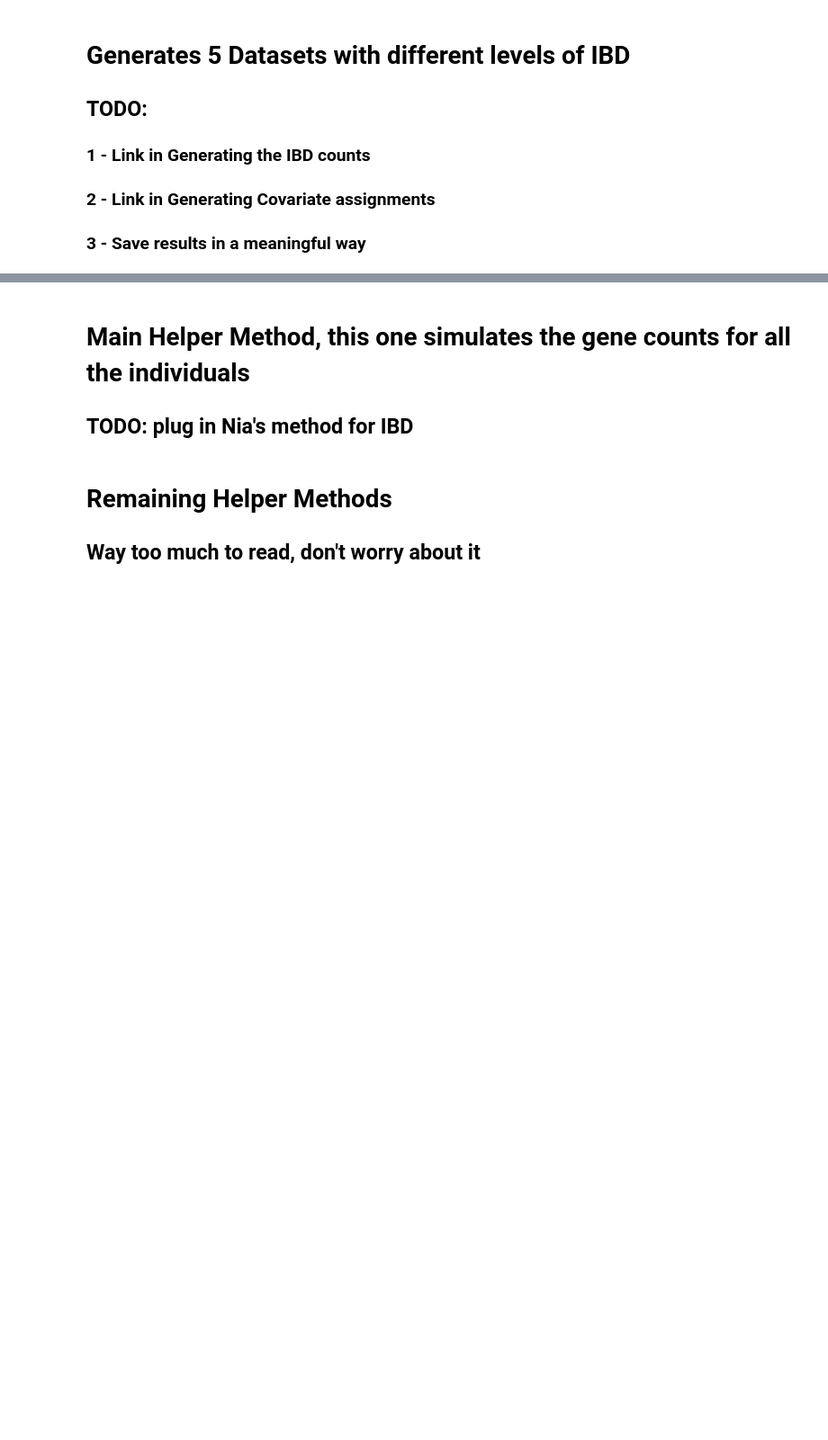
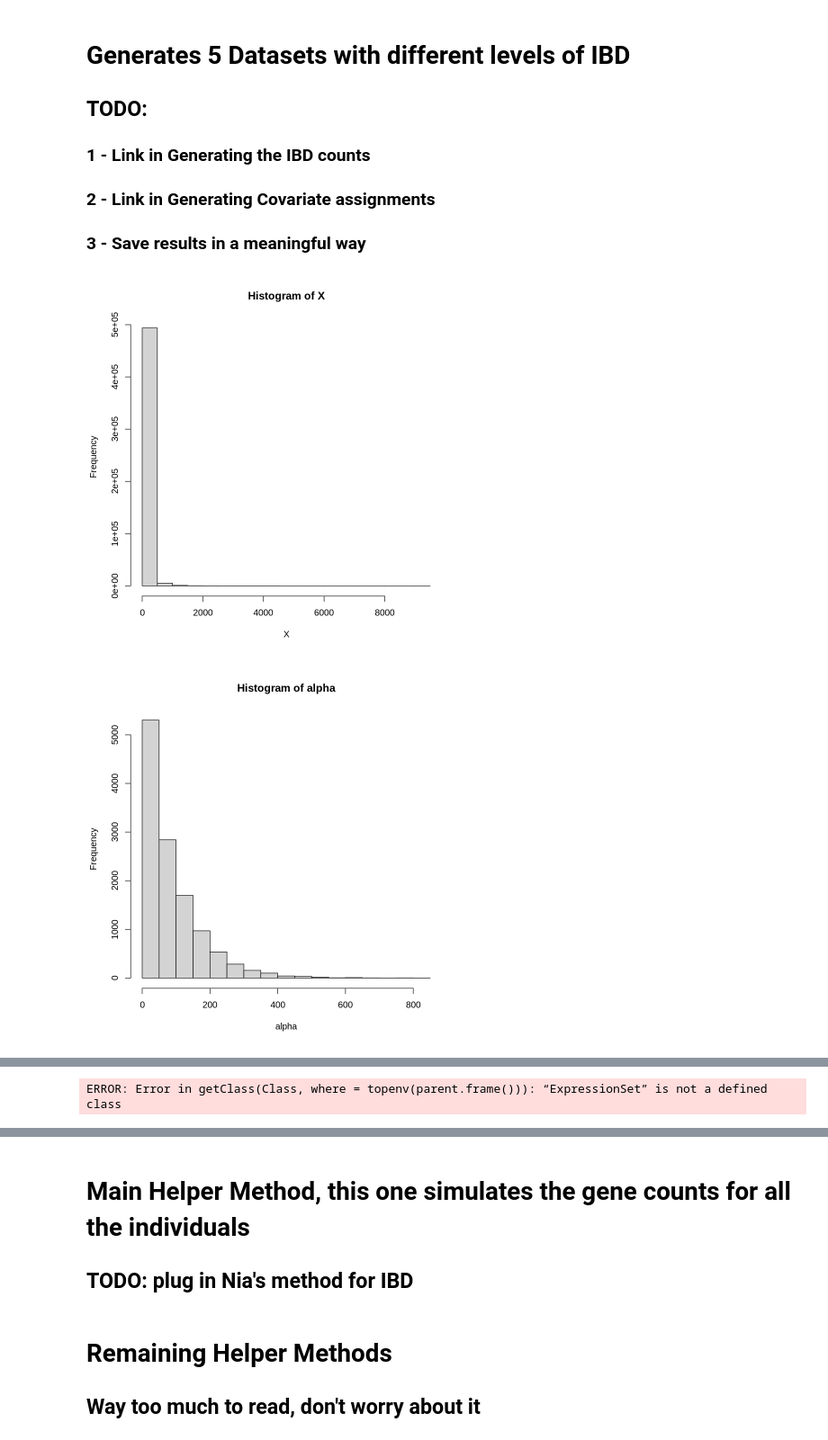
Before and after one commit to MiaAltieri/CSE284, a Jupyter notebook: IBD Pipeline.ipynb, the cells around one changed output, grey strips where cells are left out. Shown at 90% size. Cells and saved outputs as stored; diff of their text form; code cells hidden in the pictures; blank space fills up the shorter version.

```diff
--- a/IBD Pipeline.ipynb
+++ b/IBD Pipeline.ipynb
@@ -298,3 +330,34 @@ print(result[[2]]) # relationship matrix
 ### 1 - Link in Generating the IBD counts
 ### 2 - Link in Generating Covariate assignments
 ### 3 - Save results in a meaningful way
+# %%
+NUMSAMPLES=250
+
+    # Generate Covariate Assignments
+    data=randomCovariates(NUMSAMPLES)
+
+    # Generate Plate Assignments
+    plates=randomizePlateAssignments(NUMSAMPLES)
+
+    batchFactorsAndCovs = data
+    batchFactorsAndCovs$plate = plates
+
+    # Generate Simulated RNA-Seq Data
+    alpha_mul = .7
+    beta_mul = 15
+
+    RNA_Seq_counts <- SimulateGenes(data=data, number=2000, samples=NUMSAMPLES,
+                                    libBal=FALSE, covBal=FALSE, plates=plates,
+                                    alpha_mul=alpha_mul, beta_mul=beta_mul)
+
+    DEG <- RNA_Seq_counts$DE
+    RNA_Seq_counts <- RNA_Seq_counts$Y
+    RNA_Seq_counts <- t(RNA_Seq_counts)
+    rownames(RNA_Seq_counts) = c(1:nrow(RNA_Seq_counts))
+    colnames(RNA_Seq_counts) = c(1:ncol(RNA_Seq_counts))
+    RNA_Seq_counts <- .makeEset(pdat=batchFactorsAndCovs, edat=RNA_Seq_counts,
+                                cnames=c('d','e','f','a','b','c','diagnosis','plate'))
+    RNA_Seq_counts <- .myRemoveLowExp(RNA_Seq_counts)
+# %% [output]
+[figure, added]
+[figure, added]
@@ -300,0 +368 @@ print(result[[2]]) # relationship matrix
+ERROR: Error in getClass(Class, where = topenv(parent.frame())): “ExpressionSet” is not a defined class
```
Also changed, not shown: parts of 9 cells of this notebook.
